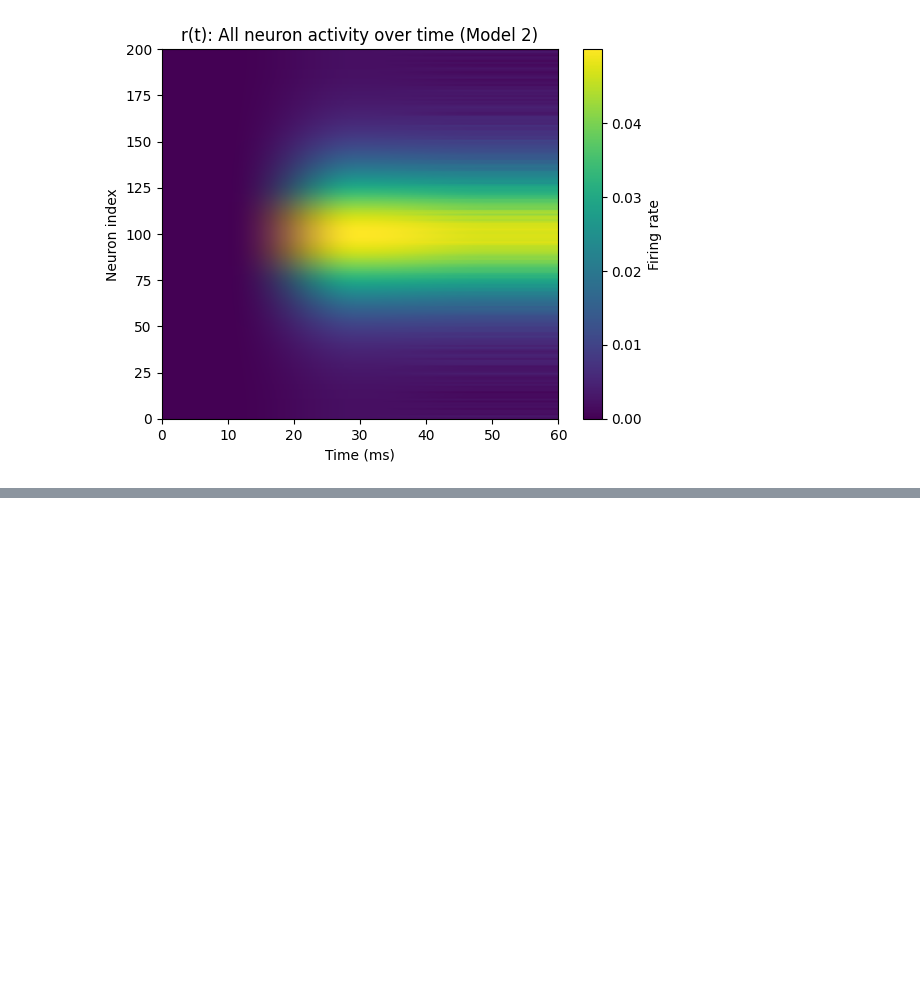
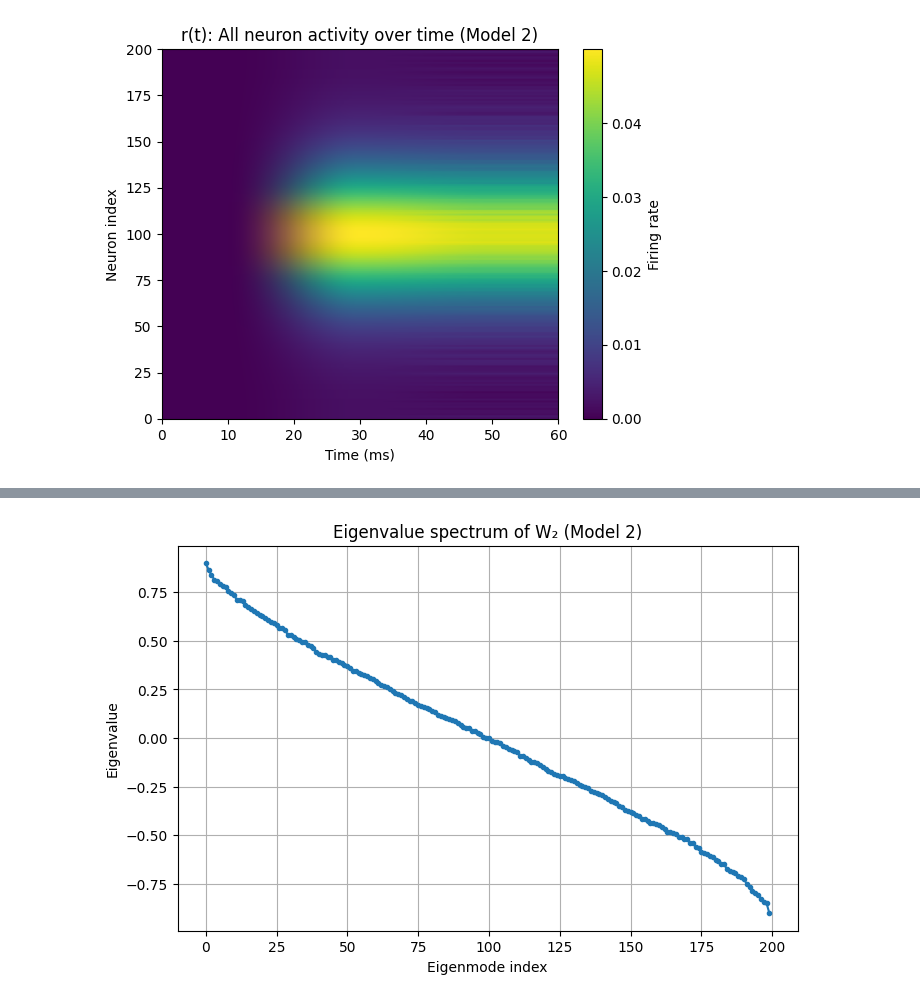
Before and after one commit to macaswalker/CompNeuroCam, a Jupyter notebook: Assignment 2/recurrent_neural_network_dynamics.ipynb, the cells around one changed output, grey strips where cells are left out. Cells and saved outputs as stored; diff of their text form; code cells hidden in the pictures; blank space fills up the shorter version.

```diff
--- a/Assignment 2/recurrent_neural_network_dynamics.ipynb
+++ b/Assignment 2/recurrent_neural_network_dynamics.ipynb
@@ -238,0 +428,12 @@ plt.show()
+# %%
+eigvals, eigvecs = np.linalg.eigh(W_2)
+
+plt.figure(figsize=(8, 5))
+plt.plot(np.sort(eigvals)[::-1], '.-')
+plt.xlabel("Eigenmode index")
+plt.ylabel("Eigenvalue")
+plt.title("Eigenvalue spectrum of W₂ (Model 2)")
+plt.grid(True)
+plt.show()
+# %% [output]
+[figure, added]
```
Also changed, not shown: parts of 13 cells of this notebook.
